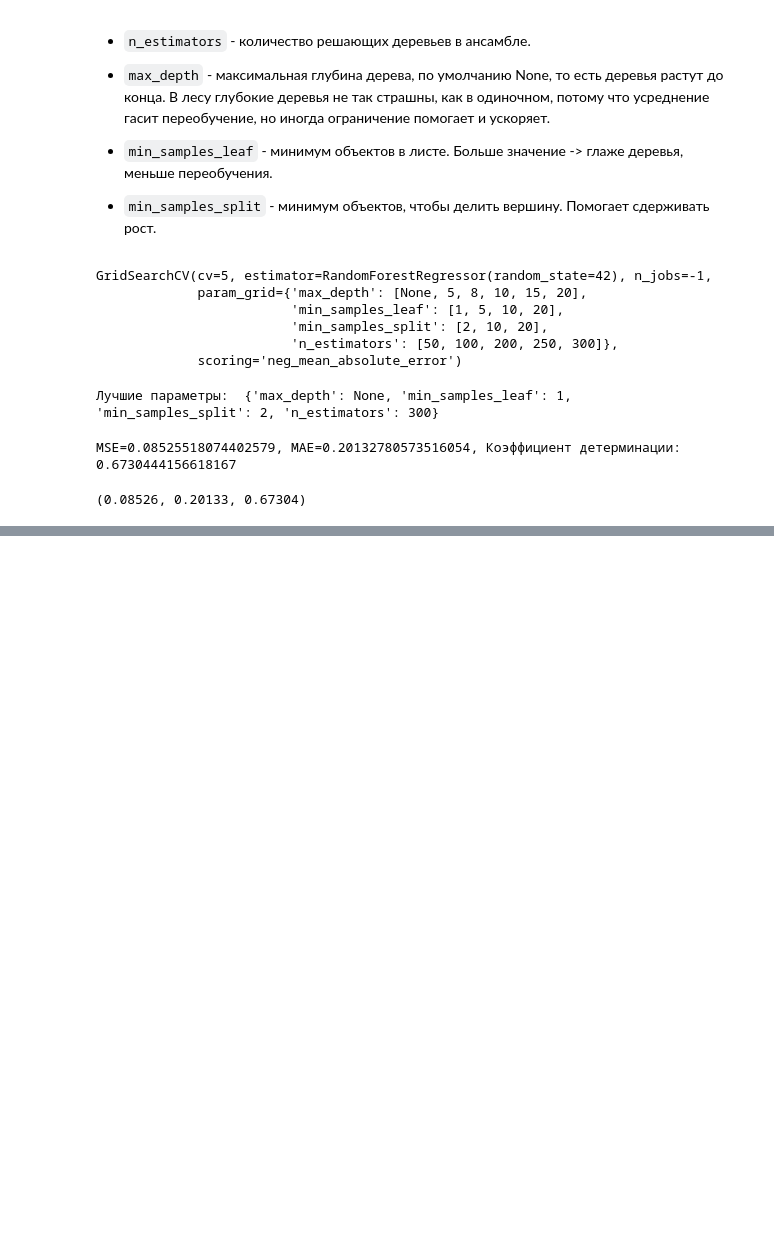
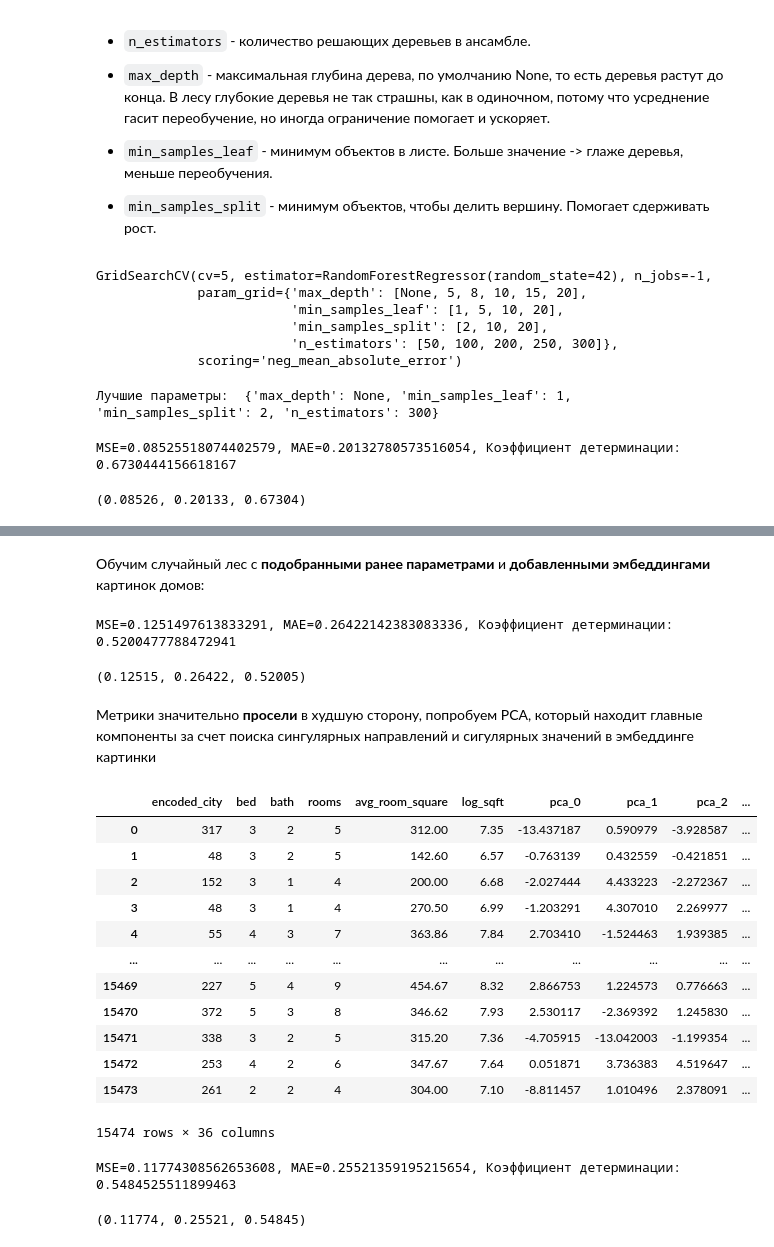
Before and after one commit to dengidredengi/House-Price-Prediction-EDA-Feature-Engineering-ML-Pipeline-CV, a Jupyter notebook: model.ipynb, the cells around one changed output, grey strips where cells are left out. Drawn from its saved outputs; the diff is of its cells as text; code cells hidden in the pictures; blank space fills up the shorter version.

```diff
--- a/model.ipynb
+++ b/model.ipynb
@@ -455,0 +509,5 @@ MSE=0.08525518074402579, MAE=0.20132780573516054, Коэффициент дет
+# %%
+data['image_id'] = df['image_id']
+data_with_embedded_images = data.merge(emb_df, on='image_id')
+
+data_with_embedded_images.head(10)
@@ -455,0 +532,46 @@ MSE=0.08525518074402579, MAE=0.20132780573516054, Коэффициент дет
+# %% [markdown]
+Обучим случайный лес с **подобранными ранее параметрами** и **добавленными эмбеддингами** картинок домов:
+# %%
+model_with_embeddings = RandomForestRegressor(**grid.best_params_, random_state=42, n_jobs=-1)
+model_with_embeddings.fit(X_train2, y_train2)
+
+count_metrics(model_with_embeddings, X_test2, y_test2)
+# %% [output]
+MSE=0.1251497613833291, MAE=0.26422142383083336, Коэффициент детерминации: 0.5200477788472941
+(0.12515, 0.26422, 0.52005)
+# %% [markdown]
+Метрики значительно **просели** в худшую сторону, попробуем PCA, который находит главные компоненты за счет поиска сингулярных направлений и сигулярных значений в эмбеддинге картинки
+# %%
+emb_cols = [f'emb_{i}' for i in range(512)]
+emb_pca = PCA(n_components=30, random_state=42).fit_transform(data_with_embedded_images[emb_cols])
+
+X = data_with_embedded_images.drop(columns=['image_id', 'log_price'] + emb_cols).copy()
+for i in range(30):
+    X[f'pca_{i}'] = emb_pca[:, i]
+
+y = data_with_embedded_images['log_price']
+X
+# %% [output]
+|  | encoded_city | bed | bath | rooms | avg_room_square | log_sqft | pca_0 | pca_1 | pca_2 | ... |
+| 0 | 317 | 3 | 2 | 5 | 312.00 | 7.35 | -13.437187 | 0.590979 | -3.928587 | ... |
+| 1 | 48 | 3 | 2 | 5 | 142.60 | 6.57 | -0.763139 | 0.432559 | -0.421851 | ... |
+| 2 | 152 | 3 | 1 | 4 | 200.00 | 6.68 | -2.027444 | 4.433223 | -2.272367 | ... |
+| 3 | 48 | 3 | 1 | 4 | 270.50 | 6.99 | -1.203291 | 4.307010 | 2.269977 | ... |
+| 4 | 55 | 4 | 3 | 7 | 363.86 | 7.84 | 2.703410 | -1.524463 | 1.939385 | ... |
+| ... | ... | ... | ... | ... | ... | ... | ... | ... | ... | ... |
+| 15469 | 227 | 5 | 4 | 9 | 454.67 | 8.32 | 2.866753 | 1.224573 | 0.776663 | ... |
+| 15470 | 372 | 5 | 3 | 8 | 346.62 | 7.93 | 2.530117 | -2.369392 | 1.245830 | ... |
+| 15471 | 338 | 3 | 2 | 5 | 315.20 | 7.36 | -4.705915 | -13.042003 | -1.199354 | ... |
+| 15472 | 253 | 4 | 2 | 6 | 347.67 | 7.64 | 0.051871 | 3.736383 | 4.519647 | ... |
+| 15473 | 261 | 2 | 2 | 4 | 304.00 | 7.10 | -8.811457 | 1.010496 | 2.378091 | ... |
+15474 rows × 36 columns
+# %%
+X_train3, X_test3, y_train3, y_test3 = train_test_split(X, y, test_size=0.3, random_state=42)
+
+model_with_pca = RandomForestRegressor(**grid.best_params_, random_state=42, n_jobs=-1)
+model_with_pca.fit(X_train3, y_train3)
+
+count_metrics(model_with_pca, X_test3, y_test3)
+# %% [output]
+MSE=0.11774308562653608, MAE=0.25521359195215654, Коэффициент детерминации: 0.5484525511899463
+(0.11774, 0.25521, 0.54845)
```
Also changed, not shown: parts of 10 cells of this notebook, 1 other file.
